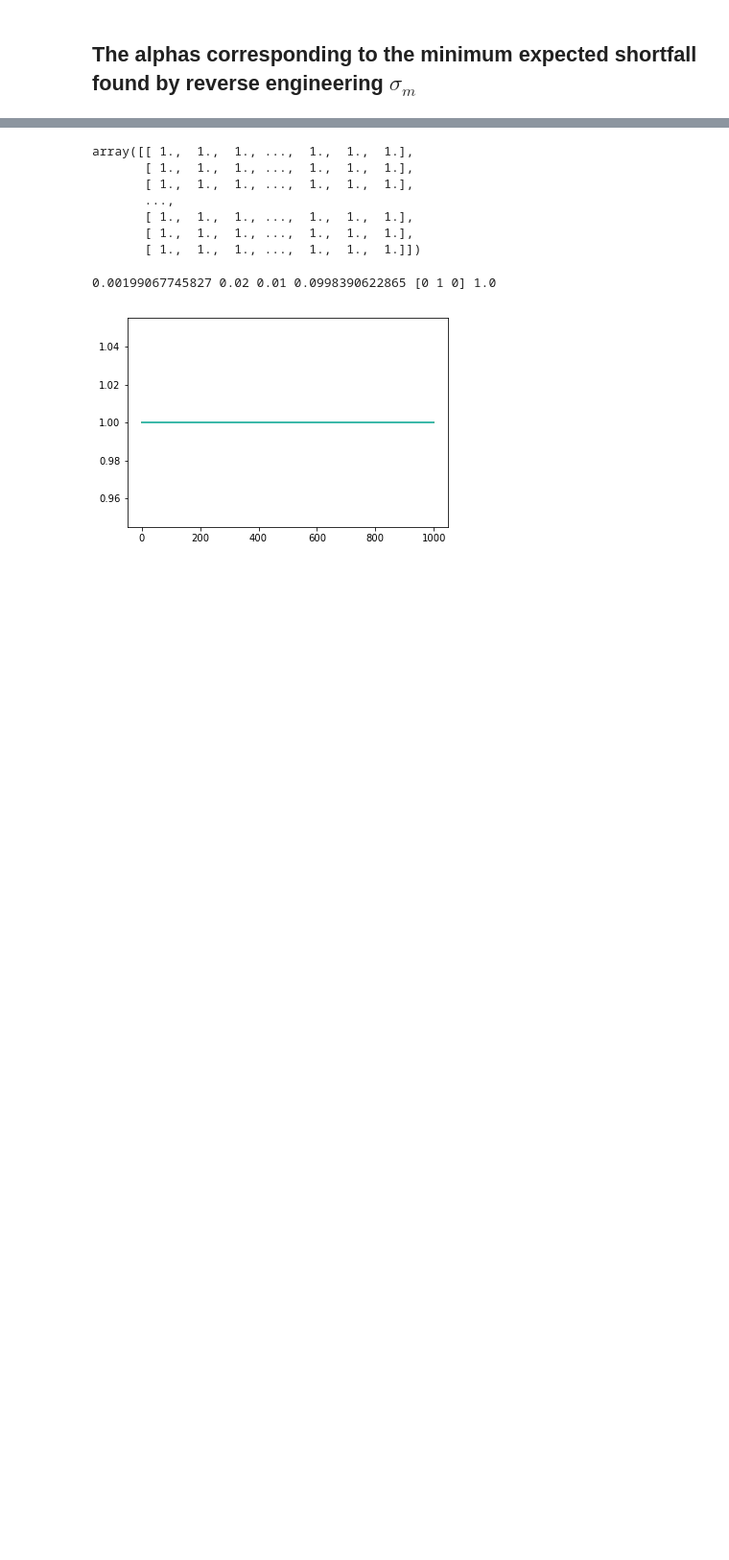
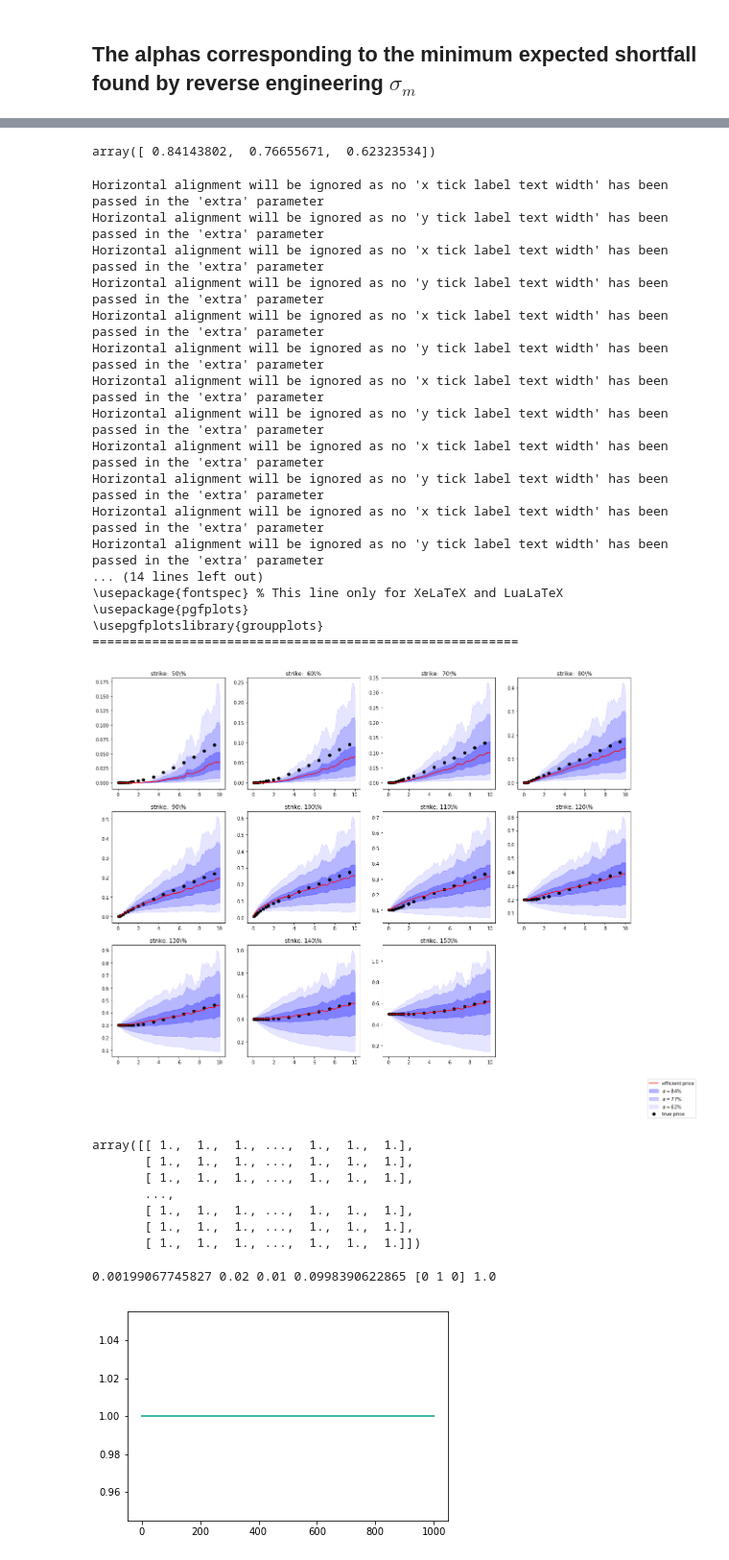
Before and after one commit to sebasv/thesis, a Jupyter notebook: Untitled1.ipynb, the cells around one changed output, grey strips where cells are left out. Shown at 96% size. Cells and saved outputs as stored; diff of their text form; code cells hidden in the pictures; blank space fills up the shorter version.

```diff
--- a/Untitled1.ipynb
+++ b/Untitled1.ipynb
@@ -101,9 +107,0 @@ plt.ylabel('percentage within bounds')
-# %%
-K = df['K'].unique()
-fig, axs = plt.subplots(nrows=len(K), figsize=(5,5*len(K)))
-for k, ax in zip(K, axs):
-    ax.plot(P(M, k, S), c='r')
-    ax.plot(P(Ml, k, S), c='b')
-#     ax.plot(P(Mu, k, S), c='b')
-    ax.scatter(df.loc[df.K==k, 'T']*100, df.loc[df.K==k, 'put'], c='k')
-    ax.set_title(k)
@@ -112,3 +128,55 @@ for k, ax in zip(K, axs):
+# %%
+S, Mu1, Ml1 = opt.inefficient(W, V, r, .01, .0419, .5193, .1183, 1, .75)
+S, Mu2, Ml2 = opt.inefficient(W, V, r, .01, .0419, .5193, .1183, 3, .75)
+S, Mu3, Ml3 = opt.inefficient(W, V, r, .01, .0419, .5193, .1183, 5, .75)
+S, M = opt.efficient(W, V, r, .01, qs, delta, ss) # qs, delta, ss
+M = M[::10]
+S = S[::10]
+Mu1 = Mu1[::10]
+Mu2 = Mu2[::10]
+Mu3 = Mu3[::10]
+Ml1 = Ml1[::10]
+Ml2 = Ml2[::10]
+Ml3 = Ml3[::10]
+# %%
+np.interp(np.interp([1,3,5], gammas, sigma_m), Y, X)
+# %% [output]
+array([ 0.84143802,  0.76655671,  0.62323534])
+# %%
+K = df['K'].unique()
+K.sort()
+T = np.arange(0,10.01,.1)
+fig, axs = plt.subplots(nrows=3, ncols=4, figsize=(5*4,5*3))
+m1, m2, m3, eff, true = r'$\alpha=84\%$', r'$\alpha=77\%$', r'$\alpha=62\%$', 'efficient price', 'true price'
+for k, ax in zip(K, axs.reshape(12)):
+    ax.fill_between(T, P(Ml1, k, S), P(Mu1, k, S), color='b', alpha=.3, label=m1)
+    ax.fill_between(T, P(Ml2, k, S), P(Mu2, k, S), color='b', alpha=.2, label=m2)
+    ax.fill_between(T, P(Ml3, k, S), P(Mu3, k, S), color='b', alpha=.1, label=m3)
+    ax.plot(T, P(M, k, S), c='r', label=eff)
+    ax.scatter(df.loc[df.K==k, 'T'], df.loc[df.K==k, 'put'], c='k', label=true)
+    ax.set_title(f'strike: {k*100:3.0f}\%')
+fig.delaxes(axs[-1,-1])
+fig.legend(*ax.get_legend_handles_labels(), loc=4)#(.8,.2))
+tikz_save('../scriptie/img/pricematch.tex', figureheight='6in', figurewidth='8in')
+# %% [output]
+Horizontal alignment will be ignored as no 'x tick label text width' has been passed in the 'extra' parameter
+Horizontal alignment will be ignored as no 'y tick label text width' has been passed in the 'extra' parameter
+Horizontal alignment will be ignored as no 'x tick label text width' has been passed in the 'extra' parameter
+Horizontal alignment will be ignored as no 'y tick label text width' has been passed in the 'extra' parameter
+Horizontal alignment will be ignored as no 'x tick label text width' has been passed in the 'extra' parameter
+Horizontal alignment will be ignored as no 'y tick label text width' has been passed in the 'extra' parameter
+Horizontal alignment will be ignored as no 'x tick label text width' has been passed in the 'extra' parameter
+Horizontal alignment will be ignored as no 'y tick label text width' has been passed in the 'extra' parameter
+Horizontal alignment will be ignored as no 'x tick label text width' has been passed in the 'extra' parameter
+Horizontal alignment will be ignored as no 'y tick label text width' has been passed in the 'extra' parameter
+Horizontal alignment will be ignored as no 'x tick label text width' has been passed in the 'extra' parameter
+Horizontal alignment will be ignored as no 'y tick label text width' has been passed in the 'extra' parameter
+... (14 lines left out)
+\usepackage{fontspec} % This line only for XeLaTeX and LuaLaTeX
+\usepackage{pgfplots}
+\usepgfplotslibrary{groupplots}
+=========================================================
+[figure, added]
 # %%
 with sqlite3.connect(r'D:\data\scriptie\results.sqlite') as con:
     df = pd.read_sql('select qS, kappa_v, xi_v, sigma_v, delta, sS1, sS2, sS3, kappa_r, xi_r, fun from heston', con)
```
Also changed, not shown: parts of 7 cells of this notebook, 1 other file.
